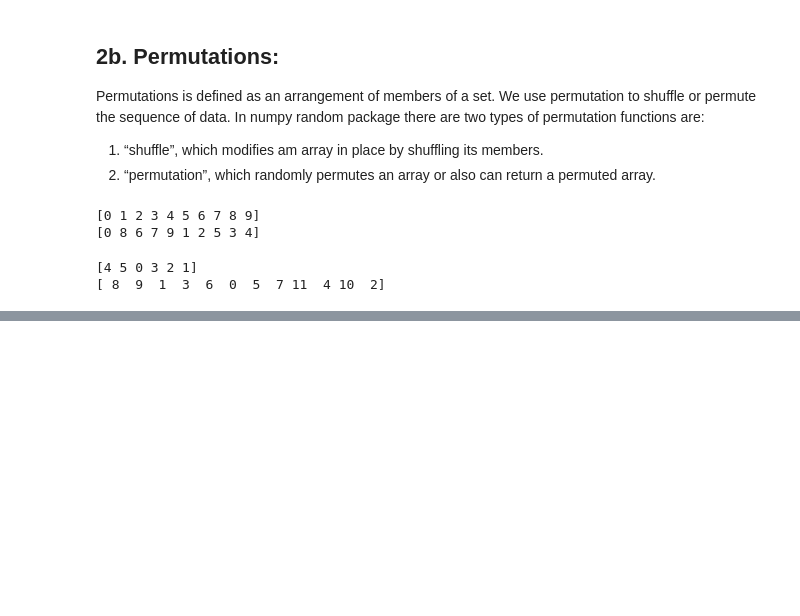
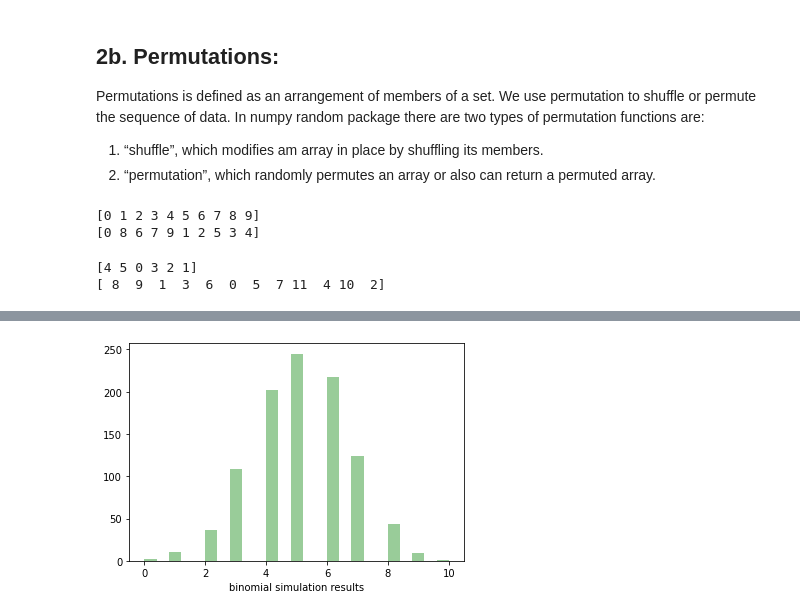
Before and after one commit to AzizDialloG/Programming_Data_Analysis_NumpyRandom, a Jupyter notebook: Programming_Data_Analysis_NumpyRandom.ipynb, the cells around one changed output, grey strips where cells are left out. Drawn from its saved outputs; the diff is of its cells as text; code cells hidden in the pictures; blank space fills up the shorter version.

Commit message:
Distribution functions usage and purpose

```diff
--- a/Programming_Data_Analysis_NumpyRandom.ipynb
+++ b/Programming_Data_Analysis_NumpyRandom.ipynb
@@ -95,0 +109,8 @@ print(arr)
+# %%
+# binomial distribution visualization
+
+binomial_dist = np.random.binomial(n=10, p=0.5, size=1000)
+sns.distplot(binomial_dist,kde=False, color="green", axlabel='binomial simulation results')
+plt.show()
+# %% [output]
+[figure, added]
```
Also changed, not shown: parts of 10 cells of this notebook.
